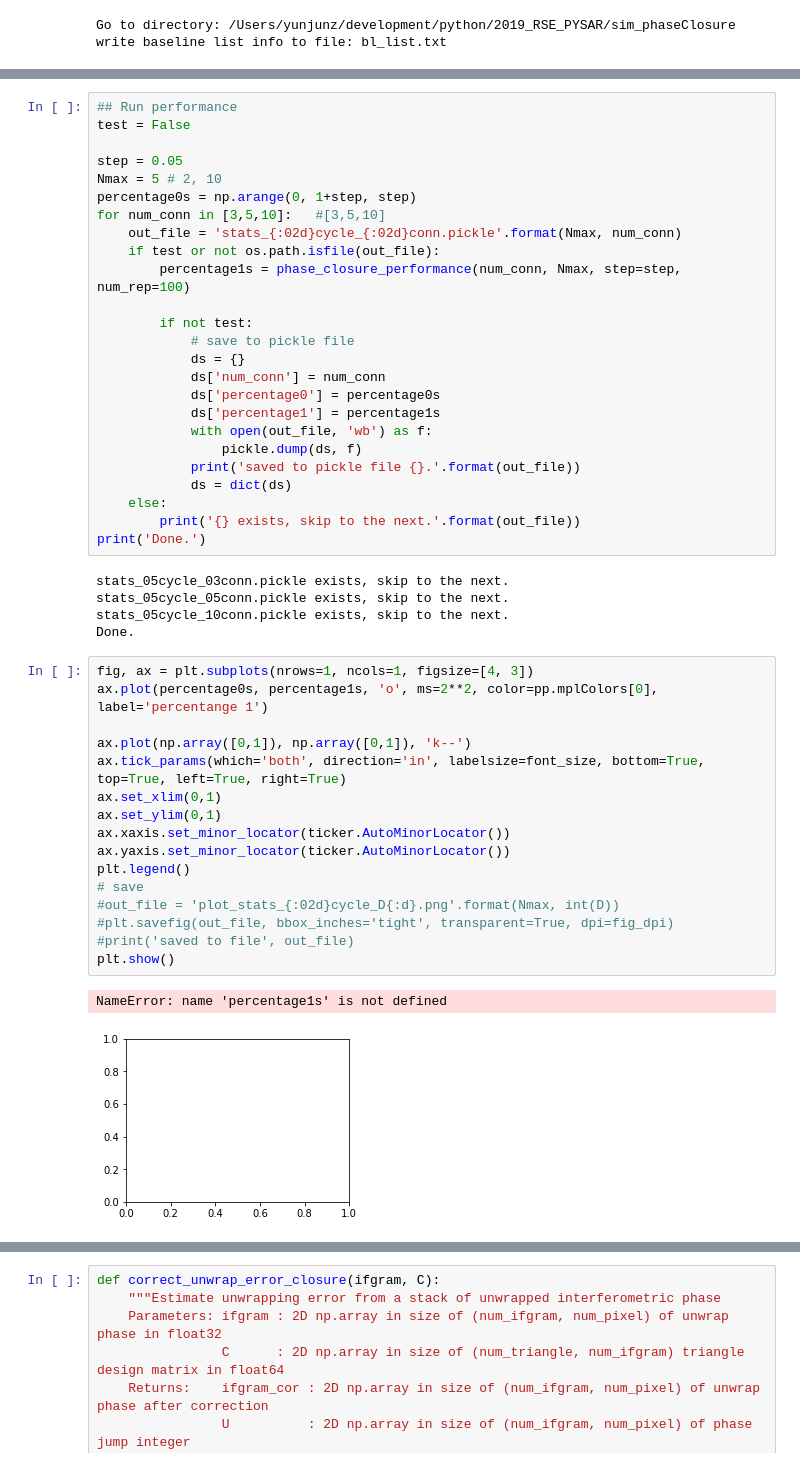
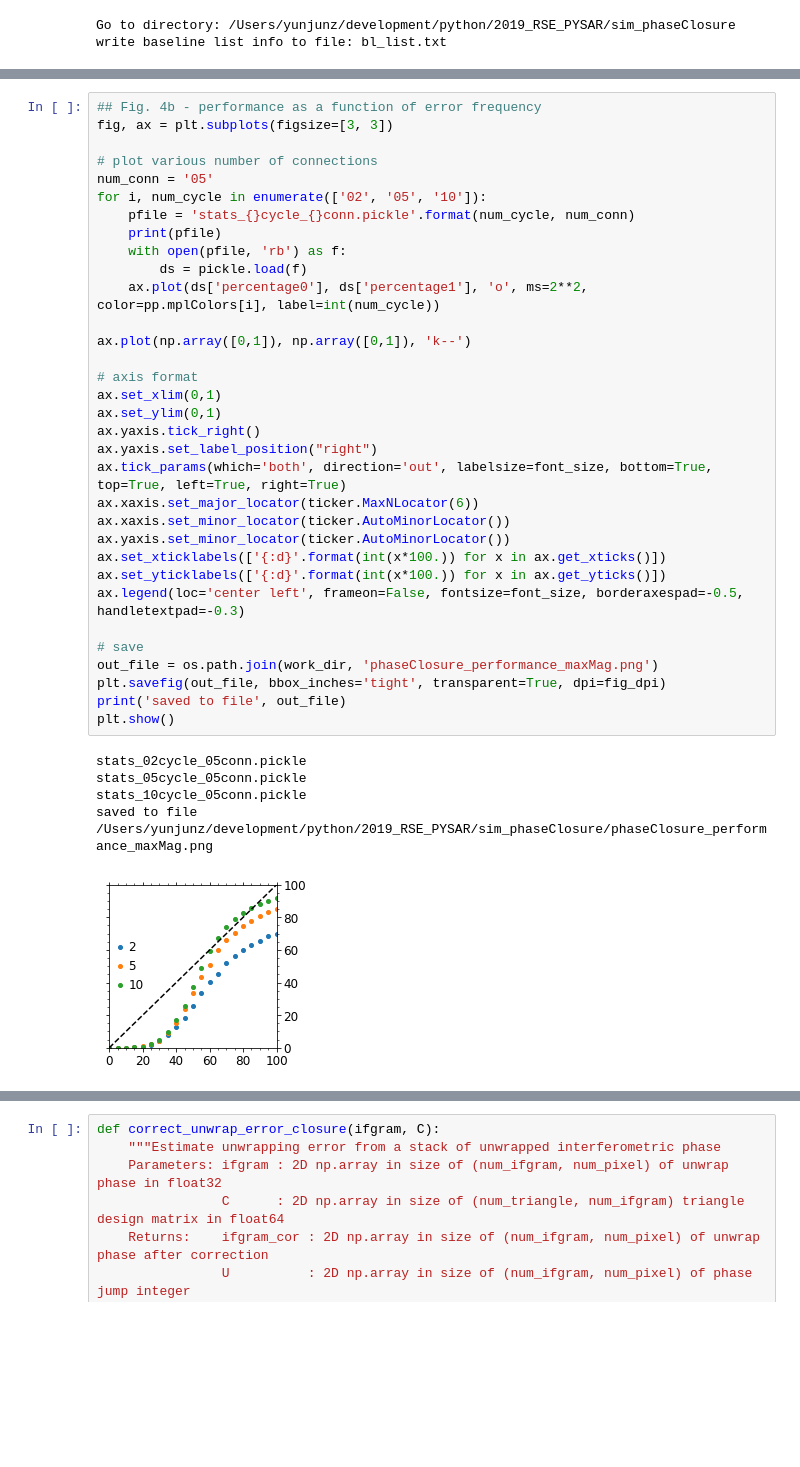
Before and after one commit to geodesymiami/Yunjun_et_al-2019-MintPy, a Jupyter notebook: Fig_04_sim_phaseClosure.ipynb, the cells around one changed output, grey strips where cells are left out. Cells and saved outputs as stored; diff of their text form; blank space fills up the shorter version.

Commit message:
update figures

```diff
--- a/Fig_04_sim_phaseClosure.ipynb
+++ b/Fig_04_sim_phaseClosure.ipynb
@@ -227,49 +216,39 @@ saved to file sim_phase_closure.png
-# %%
-## Run performance
-test = False
-
-step = 0.05
-Nmax = 5 # 2, 10
-percentage0s = np.arange(0, 1+step, step)
-for num_conn in [3,5,10]:   #[3,5,10]
-    out_file = 'stats_{:02d}cycle_{:02d}conn.pickle'.format(Nmax, num_conn)
-    if test or not os.path.isfile(out_file):
-        percentage1s = phase_closure_performance(num_conn, Nmax, step=step, num_rep=100)
-
-        if not test:
-            # save to pickle file
-            ds = {}
-            ds['num_conn'] = num_conn
-            ds['percentage0'] = percentage0s
-            ds['percentage1'] = percentage1s
-            with open(out_file, 'wb') as f:
-                pickle.dump(ds, f)
-            print('saved to pickle file {}.'.format(out_file))
-            ds = dict(ds)
-    else:
-        print('{} exists, skip to the next.'.format(out_file))
-print('Done.')
-# %% [output]
-stats_05cycle_03conn.pickle exists, skip to the next.
-stats_05cycle_05conn.pickle exists, skip to the next.
-stats_05cycle_10conn.pickle exists, skip to the next.
-Done.
 # %%
-fig, ax = plt.subplots(nrows=1, ncols=1, figsize=[4, 3])
-ax.plot(percentage0s, percentage1s, 'o', ms=2**2, color=pp.mplColors[0], label='percentange 1')
+## Fig. 4b - performance as a function of error frequency
+fig, ax = plt.subplots(figsize=[3, 3])
+
+# plot various number of connections
+num_conn = '05'
+for i, num_cycle in enumerate(['02', '05', '10']):
+    pfile = 'stats_{}cycle_{}conn.pickle'.format(num_cycle, num_conn)
+    print(pfile)
+    with open(pfile, 'rb') as f:
+        ds = pickle.load(f)
+    ax.plot(ds['percentage0'], ds['percentage1'], 'o', ms=2**2, color=pp.mplColors[i], label=int(num_cycle))
 
 ax.plot(np.array([0,1]), np.array([0,1]), 'k--')
-ax.tick_params(which='both', direction='in', labelsize=font_size, bottom=True, top=True, left=True, right=True)
+
+# axis format
 ax.set_xlim(0,1)
 ax.set_ylim(0,1)
+ax.yaxis.tick_right()
+ax.yaxis.set_label_position("right")
+ax.tick_params(which='both', direction='out', labelsize=font_size, bottom=True, top=True, left=True, right=True)
+ax.xaxis.set_major_locator(ticker.MaxNLocator(6))
 ax.xaxis.set_minor_locator(ticker.AutoMinorLocator())
 ax.yaxis.set_minor_locator(ticker.AutoMinorLocator())
-plt.legend()
+ax.set_xticklabels(['{:d}'.format(int(x*100.)) for x in ax.get_xticks()])
+ax.set_yticklabels(['{:d}'.format(int(x*100.)) for x in ax.get_yticks()])
+ax.legend(loc='center left', frameon=False, fontsize=font_size, borderaxespad=-0.5, handletextpad=-0.3)
+
 # save
-#out_file = 'plot_stats_{:02d}cycle_D{:d}.png'.format(Nmax, int(D))
-#plt.savefig(out_file, bbox_inches='tight', transparent=True, dpi=fig_dpi)
-#print('saved to file', out_file)
+out_file = os.path.join(work_dir, 'phaseClosure_performance_maxMag.png')
+plt.savefig(out_file, bbox_inches='tight', transparent=True, dpi=fig_dpi)
+print('saved to file', out_file)
 plt.show()
 # %% [output]
-NameError: name 'percentage1s' is not defined
+stats_02cycle_05conn.pickle
+stats_05cycle_05conn.pickle
+stats_10cycle_05conn.pickle
+saved to file /Users/yunjunz/development/python/2019_RSE_PYSAR/sim_phaseClosure/phaseClosure_performance_maxMag.png
-[figure, old version]
+[figure, new version]
```
Also changed, not shown: parts of 13 cells of this notebook, 2 other files.
